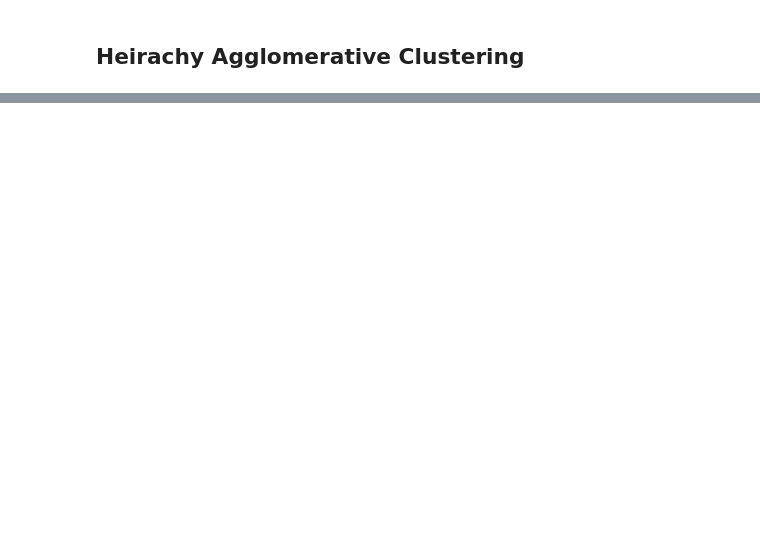
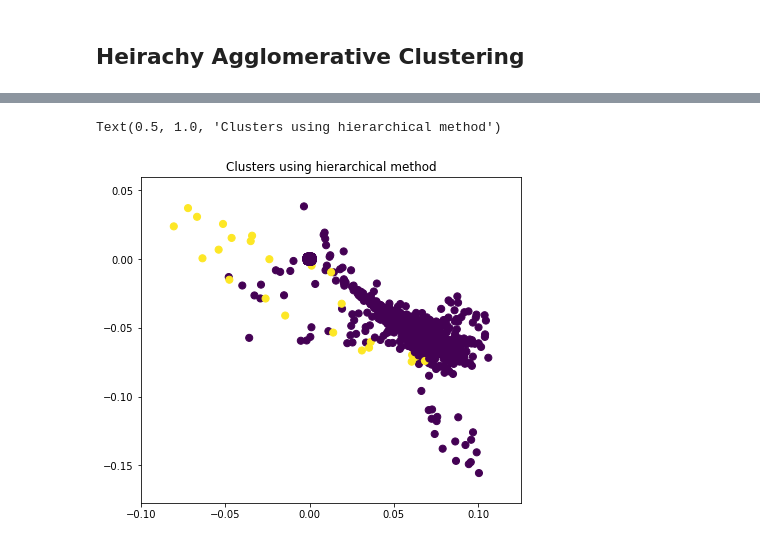
Before and after one commit to kasiditau/NLP, a Jupyter notebook: MSBD6000H_Assignment2.ipynb, the cells around one changed output, grey strips where cells are left out. Drawn from its saved outputs; the diff is of its cells as text; code cells hidden in the pictures; blank space fills up the shorter version.

```diff
--- a/MSBD6000H_Assignment2.ipynb
+++ b/MSBD6000H_Assignment2.ipynb
@@ -189,0 +225,14 @@ plt.show()
+# %%
+#This one uses sklearn
+from sklearn.cluster import AgglomerativeClustering
+
+hc = AgglomerativeClustering(n_clusters=2, affinity='seuclidean', linkage='complete')
+
+y_hc = hc.fit_predict(input)
+fig = plt.figure(figsize=(15,6))
+plt.subplot(121)
+plt.scatter(input[:, 0], input[:, 1], c=y_hc, s=50, cmap='viridis')
+plt.title('Clusters using hierarchical method')
+# %% [output]
+Text(0.5, 1.0, 'Clusters using hierarchical method')
+[figure, added]
```
Also changed, not shown: parts of 14 cells of this notebook.
